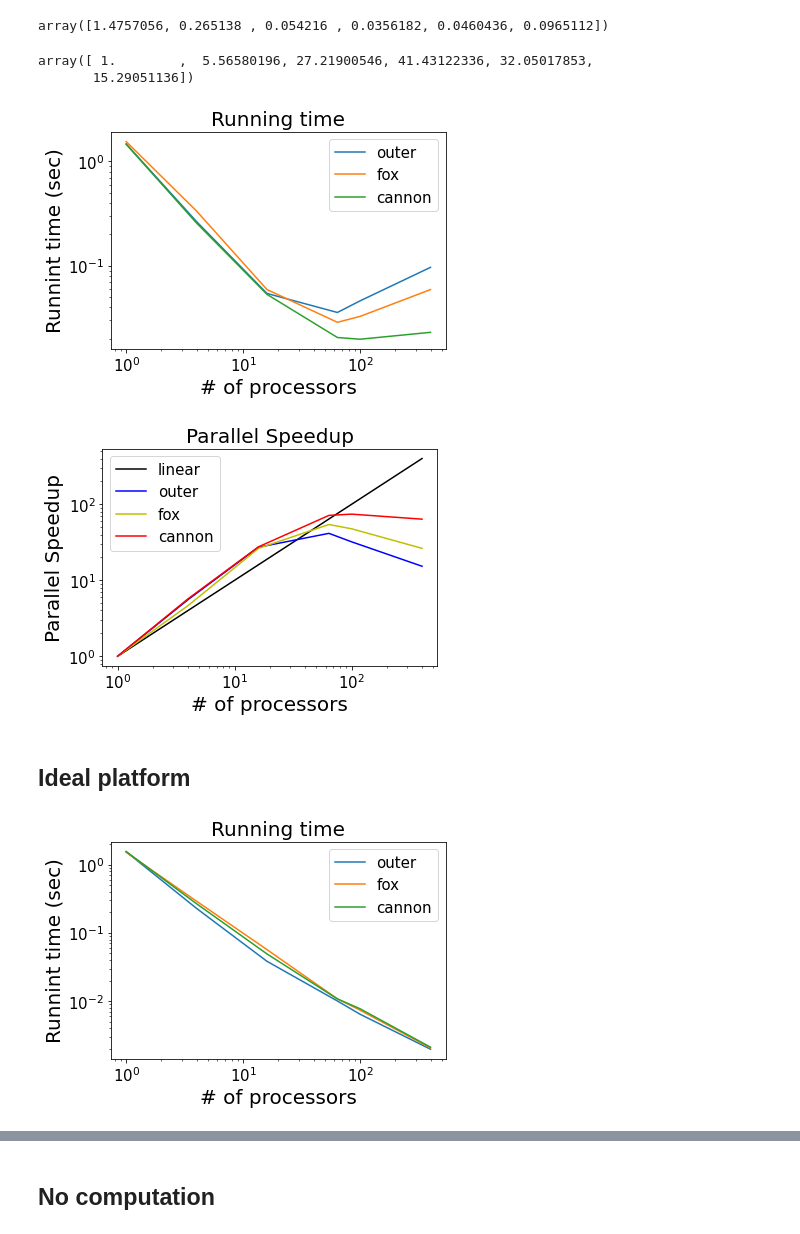
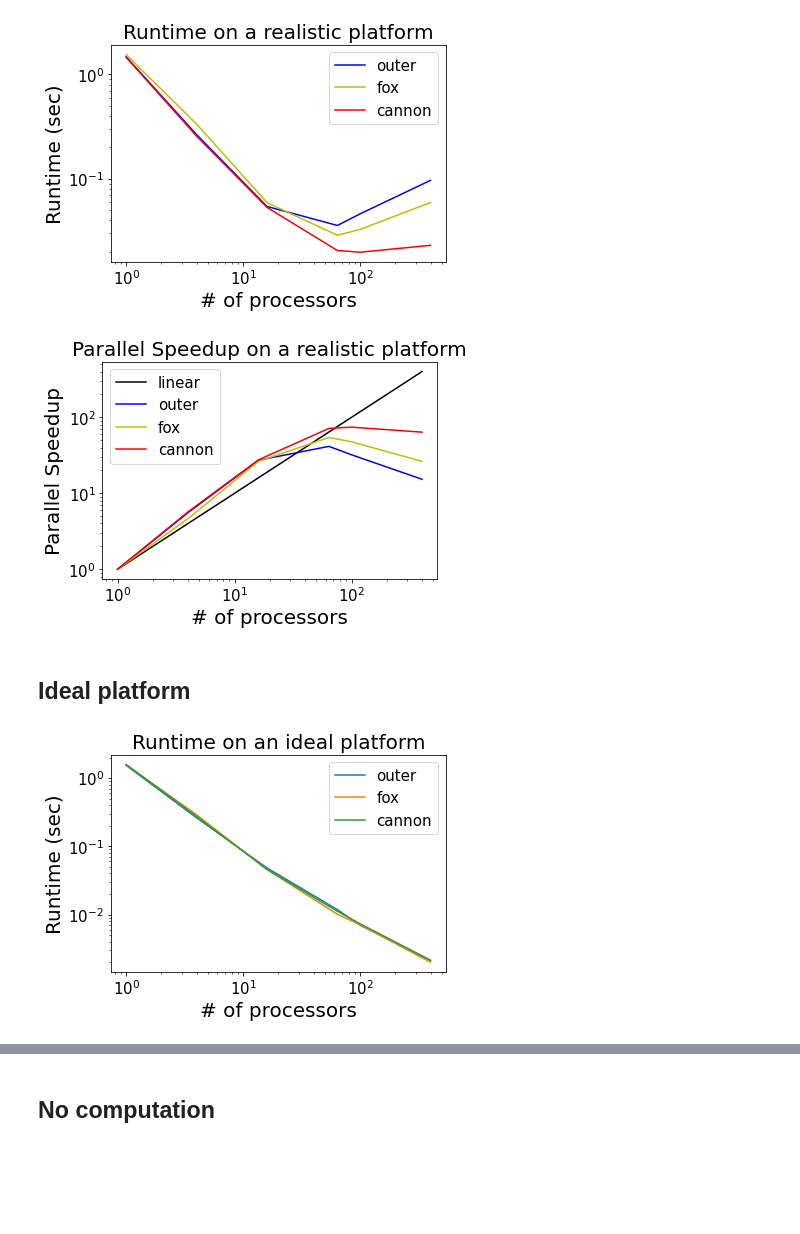
Before and after one commit to yusukemh/MatMul, a Jupyter notebook: Untitled.ipynb, the cells around one changed output, grey strips where cells are left out. Saved outputs shown, nothing was run; the diff lists cells and outputs as text; code cells hidden in the pictures; blank space fills up the shorter version.

```diff
--- a/Untitled.ipynb
+++ b/Untitled.ipynb
@@ -18,22 +4,3 @@ ax.set_xscale('log')
-# %%
-arr = np.array([
-    [1.464713, 0.274516, 0.062170, 0.037731, 0.046096, 0.096519],
-    [1.450395, 0.301031, 0.053081, 0.035211, 0.046100, 0.096448],
-    [1.491436, 0.256045, 0.048196, 0.034996, 0.045774, 0.096472],
-    [1.493300, 0.255486, 0.053995, 0.035046, 0.046113, 0.096515],
-    [1.478684, 0.238612, 0.053638, 0.035107, 0.046135, 0.096602],
-])
-
-np.mean(arr, axis=0)
-# %% [output]
-array([1.4757056, 0.265138 , 0.054216 , 0.0356182, 0.0460436, 0.0965112])
-# %%
-arr = np.array([1.4757056, 0.265138, 0.054216, 0.0356182, 0.0460436, 0.0965112])
-
-arr[0]/arr
-# %% [output]
-array([ 1.        ,  5.56580196, 27.21900546, 41.43122336, 32.05017853,
-       15.29051136])
 # %%
 # runtime comparison using average running times
 fox = np.array([1.5539798, 0.3346818, 0.0590878, 0.0286738, 0.0326626, 0.0590672])
@@ -43,50 +10,50 @@ outer = np.array([1.4757056, 0.265138, 0.054216, 0.0356182, 0.0460436, 0.0965112
 fig, ax = plt.subplots(1)
 x = np.linspace(start=1, stop=400)
 num_procs = [1, 4, 16, 64, 100, 400]
-line_3 = ax.plot(num_procs, outer, label="outer")
-line_1 = ax.plot(num_procs, fox, label="fox")
-line_2 = ax.plot(num_procs, cannon, label="cannon")
-ax.set_title("Running time", fontsize=20)
+line_3 = ax.plot(num_procs, outer, label="outer", c='b')
+line_1 = ax.plot(num_procs, fox, label="fox", c='y')
+line_2 = ax.plot(num_procs, cannon, label="cannon", c='r')
+ax.set_title("Runtime on a realistic platform", fontsize=20)
 ax.legend(fontsize=15)
 ax.set_xlabel("# of processors", fontsize=20)
-ax.set_ylabel("Runnint time (sec)", fontsize=20)
+ax.set_ylabel("Runtime (sec)", fontsize=20)
 ax.set_yscale('log')
 ax.set_xscale('log')
 ax.tick_params(axis='both', which='major', labelsize=15)
-fig.savefig("1.png", bbox_inches = 'tight')
+fig.savefig("plots/1.png", bbox_inches = 'tight')
 # %% [output]
-[figure, old version]
+[figure, new version]
 # %%
 # parallel speedup using speedup on average running times
-fox = np.array([1, 4.6431559, 26.299503, 54.195111, 47.576733, 26.308675])
-cannon = np.array([1, 5.7032971, 27.549263, 71.418847, 74.183854, 63.710999])
-outer = np.array([1, 5.5658019, 27.219005, 41.431223, 32.050178, 15.290511])
+# fox = np.array([1, 4.6431559, 26.299503, 54.195111, 47.576733, 26.308675])
+# cannon = np.array([1, 5.7032971, 27.549263, 71.418847, 74.183854, 63.710999])
+# outer = np.array([1, 5.5658019, 27.219005, 41.431223, 32.050178, 15.290511])
 
 fig, ax = plt.subplots(1)
 x = np.linspace(start=1, stop=400)
 num_procs = [1, 4, 16, 64, 100, 400]
 
 lie_0 = ax.plot(x, x, label='linear', c='k')
-line_3 = ax.plot(num_procs, outer, label='outer', c='b')
-line_1 = ax.plot(num_procs, fox, label='fox', c='y')
-line_2 = ax.plot(num_procs, cannon, label='cannon', c='r')
-ax.set_title("Parallel Speedup", fontsize=20)
+line_3 = ax.plot(num_procs, outer[0]/outer, label='outer', c='b')
+line_1 = ax.plot(num_procs, fox[0]/fox, label='fox', c='y')
+line_2 = ax.plot(num_procs, cannon[0]/cannon, label='cannon', c='r')
+ax.set_title("Parallel Speedup on a realistic platform", fontsize=20)
 ax.legend(fontsize=15)
 ax.set_xlabel("# of processors", fontsize=20)
 ax.set_ylabel("Parallel Speedup", fontsize=20)
 ax.set_yscale('log')
 ax.set_xscale('log')
 ax.tick_params(axis='both', which='major', labelsize=15)
-fig.savefig("2.png", bbox_inches = 'tight')
+fig.savefig("plots/2.png", bbox_inches = 'tight')
 # %% [output]
-[figure, old version]
+[figure, new version]
 # %% [markdown]
 ## Ideal platform
 # %%
 # runtime comparison using average running times
-fox = np.array([1.520859, 0.291641, 0.056872, 0.010793, 0.007366, 0.002057])
-cannon = np.array([1.559107, 0.267810, 0.049169, 0.010768, 0.007724, 0.002109])
-outer = np.array([1.549234, 0.228641, 0.038322, 0.010039, 0.006418, 0.001971])
+fox = np.array([1.5663204, 0.2896692, 0.0455754, 0.0100914, 0.0070782, 0.001998])
+cannon = np.array([1.5775902, 0.2753608, 0.0458754, 0.0111368, 0.0073162, 0.0021388])
+outer = np.array([1.5331018, 0.2617222, 0.0481732, 0.0117802, 0.0069656, 0.0021104])
 
 fig, ax = plt.subplots(1)
 x = np.linspace(start=1, stop=400)
@@ -94,15 +61,15 @@ num_procs = [1, 4, 16, 64, 100, 400]
 line_3 = ax.plot(num_procs, outer, label="outer")
 line_1 = ax.plot(num_procs, fox, label="fox")
 line_2 = ax.plot(num_procs, cannon, label="cannon")
-ax.set_title("Running time", fontsize=20)
+ax.set_title("Runtime on an ideal platform", fontsize=20)
 ax.legend(fontsize=15)
 ax.set_xlabel("# of processors", fontsize=20)
-ax.set_ylabel("Runnint time (sec)", fontsize=20)
+ax.set_ylabel("Runtime (sec)", fontsize=20)
 ax.set_yscale('log')
 ax.set_xscale('log')
 ax.tick_params(axis='both', which='major', labelsize=15)
-fig.savefig("3.png", bbox_inches = 'tight')
+fig.savefig("plots/3.png", bbox_inches = 'tight')
 # %% [output]
-[figure, old version]
+[figure, new version]
 # %%
 # parallel speedup using speedup on average running times
```
Also changed, not shown: parts of 11 cells of this notebook, 11 other files.
